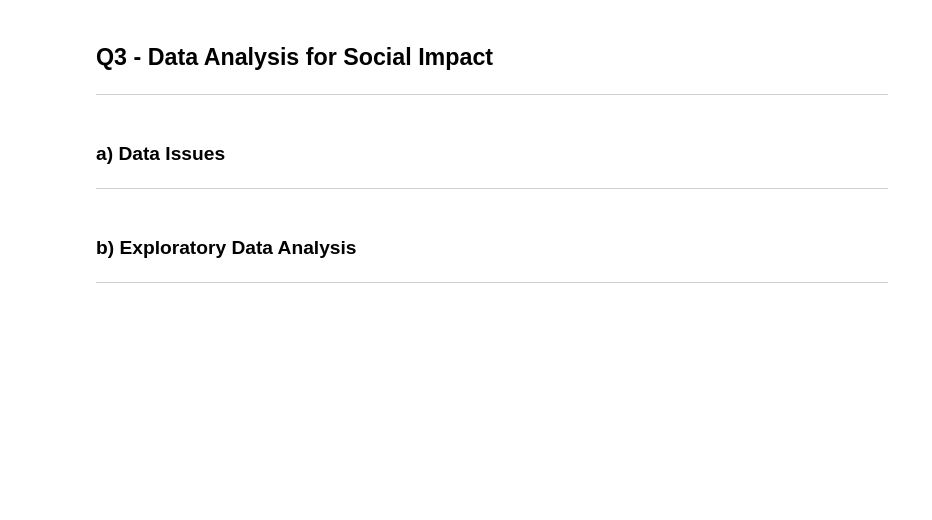
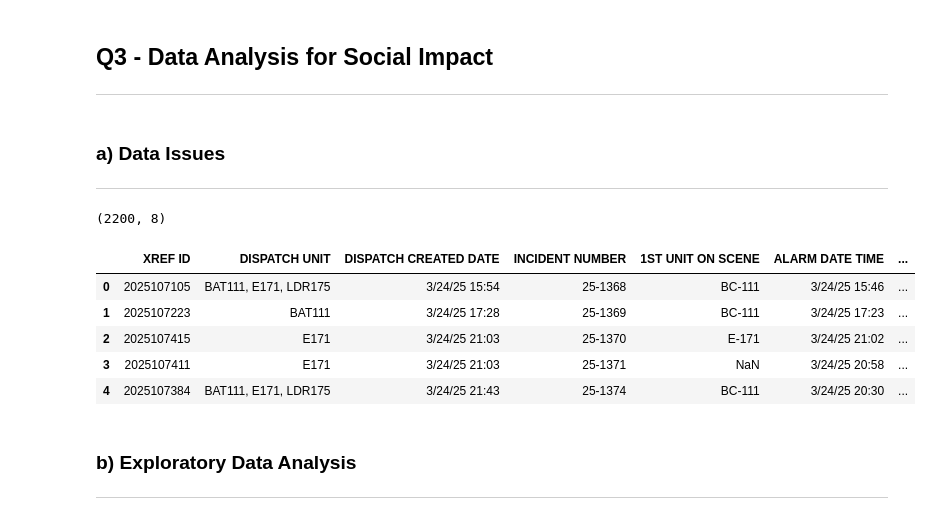
Before and after one commit to charliegorm/csce580ai, a Jupyter notebook: Quiz1/Q2-code.ipynb, the cells around one changed output. Drawn from its saved outputs; the diff is of its cells as text; code cells hidden in the pictures; blank space fills up the shorter version.

Commit message:
initial work on Q3, imports + loading csv, displaying head of csv

```diff
--- a/Quiz1/Q2-code.ipynb
+++ b/Quiz1/Q2-code.ipynb
@@ -202,3 +213,17 @@ if top20groupSpecific:
+# %%
+# loading data from csv
+csvPath = "Redacted-Department _ CAD Reconciliation.csv"
+dataFrame = pd.read_csv(csvPath)
+print(dataFrame.shape) # shows rows,cols
+dataFrame.head() # first 5 rows + all cols
+# %% [output]
+(2200, 8)
+|  | XREF ID | DISPATCH UNIT | DISPATCH CREATED DATE | INCIDENT NUMBER | 1ST UNIT ON SCENE | ALARM DATE TIME | ... |
+| 0 | 2025107105 | BAT111, E171, LDR175 | 3/24/25 15:54 | 25-1368 | BC-111 | 3/24/25 15:46 | ... |
+| 1 | 2025107223 | BAT111 | 3/24/25 17:28 | 25-1369 | BC-111 | 3/24/25 17:23 | ... |
+| 2 | 2025107415 | E171 | 3/24/25 21:03 | 25-1370 | E-171 | 3/24/25 21:02 | ... |
+| 3 | 2025107411 | E171 | 3/24/25 21:03 | 25-1371 | NaN | 3/24/25 20:58 | ... |
+| 4 | 2025107384 | BAT111, E171, LDR175 | 3/24/25 21:43 | 25-1374 | BC-111 | 3/24/25 20:30 | ... |
 # %% [markdown]
 ### b) Exploratory Data Analysis
 ---
```
Also changed, not shown: parts of 1 cell of this notebook, 6 other files.
